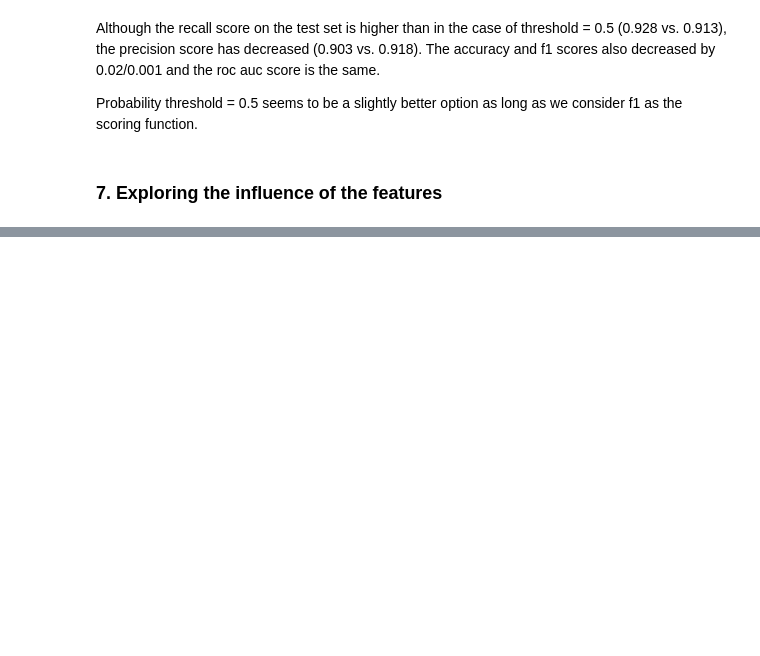
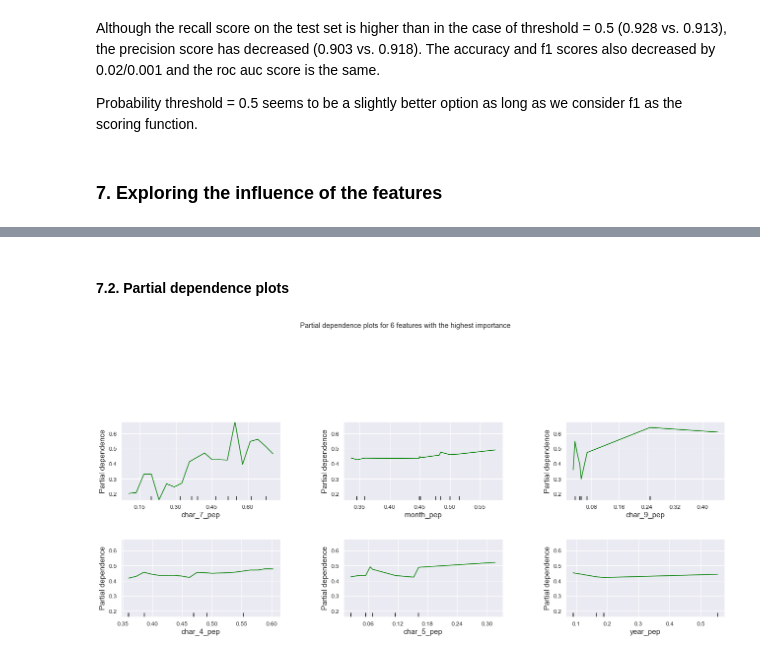
Before and after one commit to joanlenczuk/red_hat_project, a Jupyter notebook: modeling_red_hat.ipynb, the cells around one changed output, grey strips where cells are left out. Drawn from its saved outputs; the diff is of its cells as text; code cells hidden in the pictures; blank space fills up the shorter version.

```diff
--- a/modeling_red_hat.ipynb
+++ b/modeling_red_hat.ipynb
@@ -801,0 +858,23 @@ Probability threshold = 0.5 seems to be a slightly better option as long as we c
+# %% [markdown]
+#### 7.2. Partial dependence plots
+# %%
+def partial_dependence_plots(model, X, y, max_features, hspace, size_x, size_y):
+    feature_importance = pd.DataFrame(model.feature_importances_,
+                                  index = X.columns,
+                                  columns = ['importance']).sort_values('importance', ascending= False).reset_index()
+    features = list(feature_importance.iloc[:max_features,0])
+
+    rf_limit = RandomForestClassifier(n_estimators=200, random_state=random_seed)
+
+    rf_limit.fit(X[features], y)
+
+    plot_partial_dependence(rf_limit, X = X[features], features = features, feature_names = features, grid_resolution = 20)
+    fig = plt.gcf()
+    fig.suptitle(f"Partial dependence plots for {max_features} features with the highest importance")
+    fig.subplots_adjust(hspace = hspace)
+    fig.set_size_inches(size_x, size_y)
+    plt.savefig(os.path.join(plots_path, 'partial_dependence_plots.png'))
+# %%
+partial_dependence_plots(rf_trees, X_train, y_train, 6, 0.5, 20, 10)
+# %% [output]
+[figure, added]
```
Also changed, not shown: parts of 12 cells of this notebook, 2 other files.
